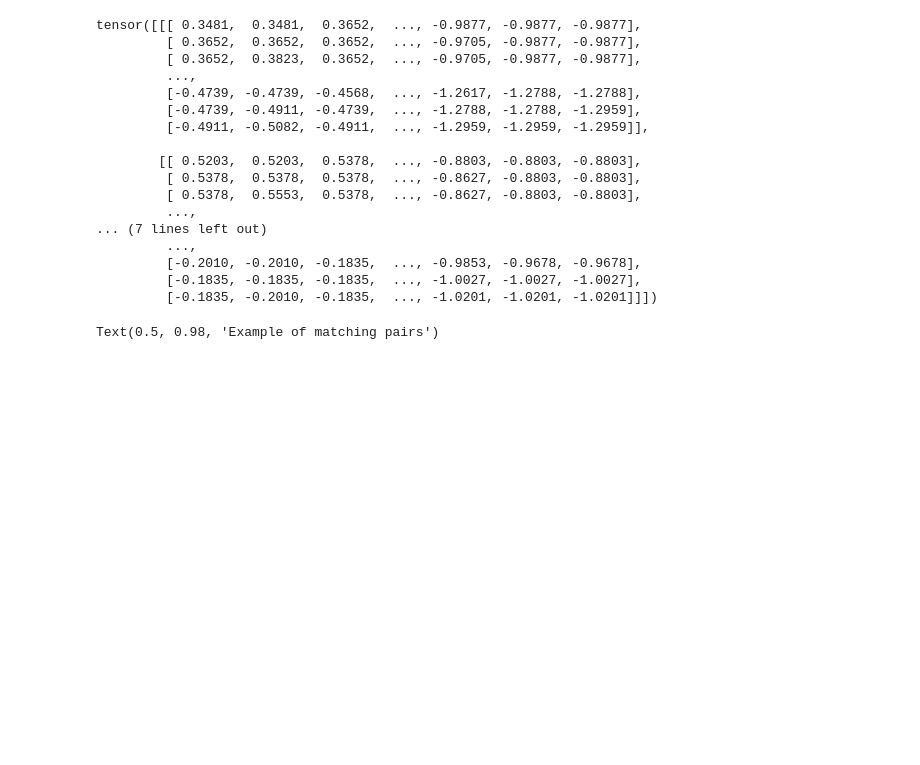
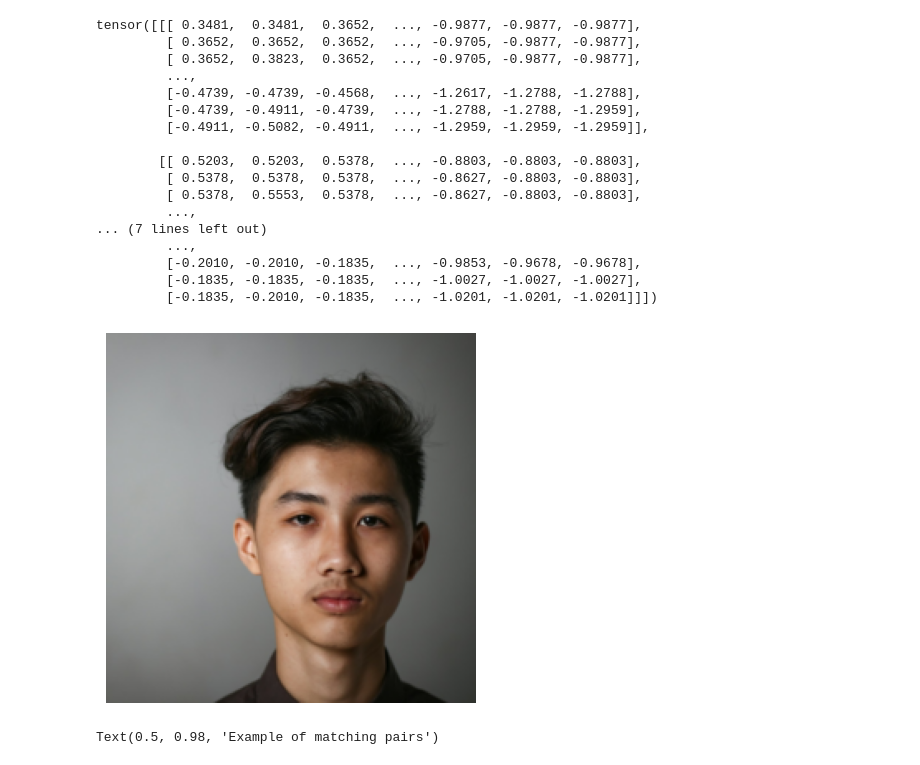
Before and after one commit to OussamaElhamdani/FaceSimNet, a Jupyter notebook: Notebooks/model.ipynb, the cells around one changed output. Cells and saved outputs as stored; diff of their text form; code cells hidden in the pictures; blank space fills up the shorter version.

```diff
--- a/Notebooks/model.ipynb
+++ b/Notebooks/model.ipynb
@@ -137,7 +139,7 @@ transform = transforms.Compose([
 # %%
 # Function to load and preprocess an image
 def load_image(img_path):
-    img = Image.open(img_path)
+    img = PIL.Image.open(img_path)
     img = img.convert('RGB')  # Convert to RGB if the image has other color modes
     img = transform(img)
     return img
@@ -177,11 +159,12 @@ tensor([[[ 0.3481,  0.3481,  0.3652,  ..., -0.9877, -0.9877, -0.9877],
 # %%
 def visualize_image(image_tensor):
-    image_tensor = image_tensor.transpose((1, 2, 0))     # Transpose the dimensions to (height, width, channels)
+    image_numpy = image_tensor.numpy()
+    image_numpy = image_numpy.transpose((1, 2, 0)) # Transpose the dimensions to (height, width, channels)
     mean = [0.485, 0.456, 0.406]
     std = [0.229, 0.224, 0.225]
-    image_tensor = (image_tensor * std) + mean
-    image_tensor = np.clip(image_tensor, 0, 1)
-    plt.imshow(image_tensor)     # Plot the image
+    image_numpy = (image_numpy * std) + mean
+    image_numpy = np.clip(image_numpy, 0, 1)  # Clip the values to be within [0, 1]
+    plt.imshow(image_numpy)
     plt.axis('off')
     plt.show()
 # %%
@@ -205,6 +188,11 @@ tensor([[[ 0.3481,  0.3481,  0.3652,  ..., -0.9877, -0.9877, -0.9877],
          [-0.2010, -0.2010, -0.1835,  ..., -0.9853, -0.9678, -0.9678],
          [-0.1835, -0.1835, -0.1835,  ..., -1.0027, -1.0027, -1.0027],
          [-0.1835, -0.2010, -0.1835,  ..., -1.0201, -1.0201, -1.0201]]])
+# %%
+# Test visualize function
+visualize_image(load_image("test_img.jpg"))
+# %% [output]
+[figure, added]
 # %%
 # Function to create pairs of images and labels
 def create_pairs(df, is_match):
```
Also changed, not shown: parts of 35 cells of this notebook.
